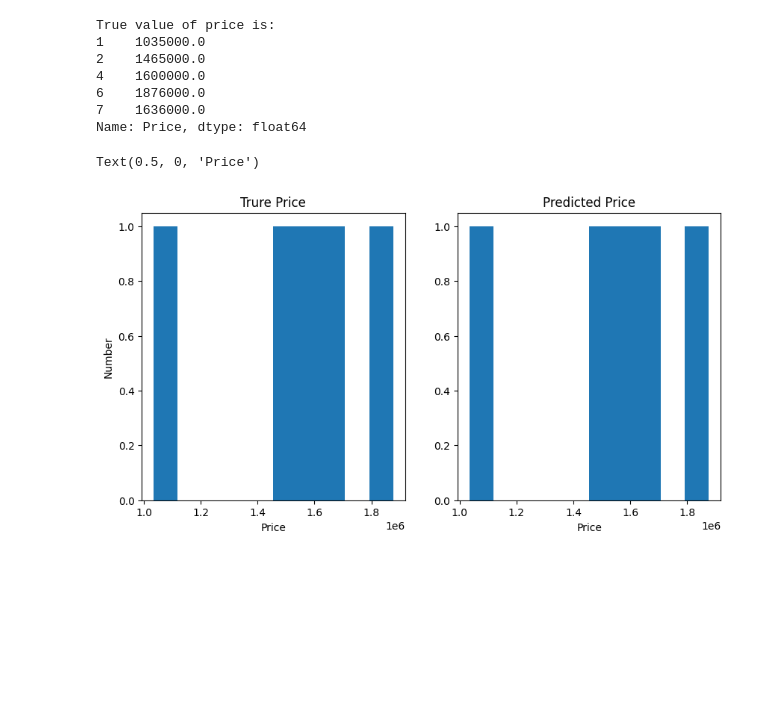
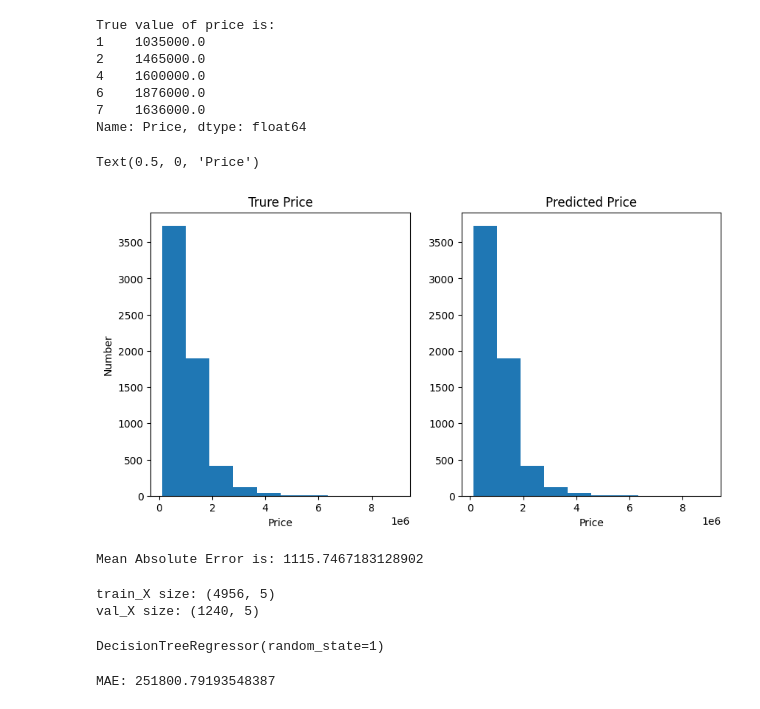
Before and after one commit to rezaAdinepour/ml4fun, a Jupyter notebook: Decision Tree/DecisionTree.ipynb, the cells around one changed output. Drawn from its saved outputs; the diff is of its cells as text; code cells hidden in the pictures; blank space fills up the shorter version.

Commit message:
split train/val data

```diff
--- a/Decision Tree/DecisionTree.ipynb
+++ b/Decision Tree/DecisionTree.ipynb
@@ -107,8 +107,8 @@ Making predictions for the following 5 houses:
 # %%
 print("The predictions are")
 
-price_predict = model.predict(X.head(5))
-print(price_predict)
+price_predict = model.predict(X)
+print(price_predict[0:5])
 # %% [output]
 The predictions are
 [1035000. 1465000. 1600000. 1876000. 1636000.]
@@ -125,16 +125,43 @@ Name: Price, dtype: float64
 # %%
 plt.figure(figsize=(10, 5))
 
 plt.subplot(1, 2, 1)
-plt.hist(df["Price"].head(5))
+plt.hist(y)
 plt.title("Trure Price")
 plt.xlabel("Price")
 plt.ylabel("Number")
 
 plt.subplot(1, 2, 2)
 plt.hist(price_predict)
 plt.title("Predicted Price")
 plt.xlabel("Price")
 # %% [output]
 Text(0.5, 0, 'Price')
-[figure, old version]
+[figure, new version]
+# %%
+from sklearn.metrics import mean_absolute_error
+
+MAE = mean_absolute_error(y, price_predict)
+print(f"Mean Absolute Error is: {MAE}")
+# %% [output]
+Mean Absolute Error is: 1115.7467183128902
+# %%
+from sklearn.model_selection import train_test_split
+
+train_X, val_X, train_y, val_y = train_test_split(X, y, train_size=0.8, random_state=1, shuffle=True)
+print(f"train_X size: {train_X.shape}")
+print(f"val_X size: {val_X.shape}")
+# %% [output]
+train_X size: (4956, 5)
+val_X size: (1240, 5)
+# %%
+model_new = DecisionTreeRegressor(random_state=1)
+house_price_predict = model_new.fit(train_X, train_y)
+house_price_predict
+# %% [output]
+DecisionTreeRegressor(random_state=1)
+# %%
+val_predict = model_new.predict(val_X)
+print(f"MAE: {mean_absolute_error(val_y, val_predict)}")
+# %% [output]
+MAE: 251800.79193548387
```
Also changed, not shown: parts of 1 cell of this notebook.
